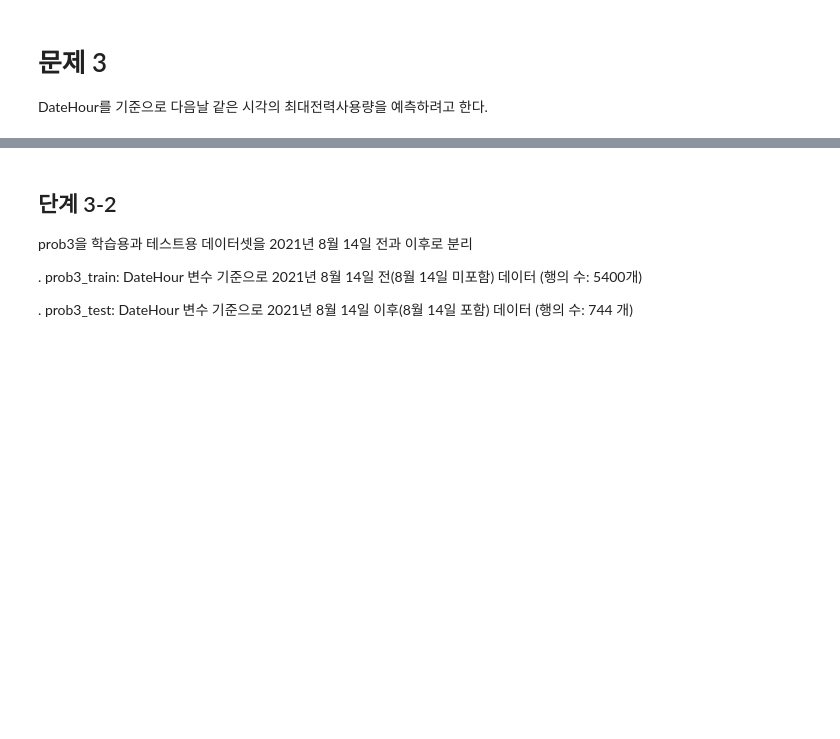
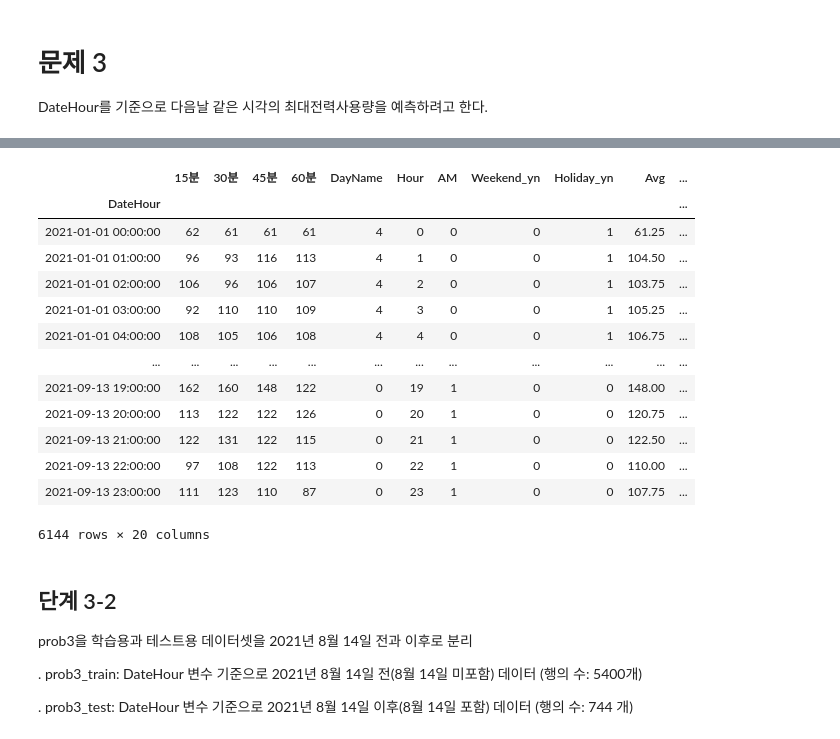
Before and after one commit to sunkusun9/DS_lv3_2506_1, a Jupyter notebook: sec_ds_lv3_prob3_prob.ipynb, the cells around one changed output, grey strips where cells are left out. Cells and saved outputs as stored; diff of their text form; code cells hidden in the pictures; blank space fills up the shorter version.

```diff
--- a/sec_ds_lv3_prob3_prob.ipynb
+++ b/sec_ds_lv3_prob3_prob.ipynb
@@ -1067,3 +1191,26 @@ target에 결측치가 있는 행은 모두 제거하여 prob3 데이터셋을
+# %%
+# 방법 2
+df_prob3 = df_basetable1.assign(
+    target = lambda x: pd.Series(x['TotalHour'].values, index = x.index - pd.Timedelta(days = 1))
+).pipe(
+    lambda x: x.loc[x['target'].notna()]
+)
+df_prob3
+# %% [output]
+|  | 15분 | 30분 | 45분 | 60분 | DayName | Hour | AM | Weekend_yn | Holiday_yn | Avg | ... |
+| DateHour |  |  |  |  |  |  |  |  |  |  | ... |
+| 2021-01-01 00:00:00 | 62 | 61 | 61 | 61 | 4 | 0 | 0 | 0 | 1 | 61.25 | ... |
+| 2021-01-01 01:00:00 | 96 | 93 | 116 | 113 | 4 | 1 | 0 | 0 | 1 | 104.50 | ... |
+| 2021-01-01 02:00:00 | 106 | 96 | 106 | 107 | 4 | 2 | 0 | 0 | 1 | 103.75 | ... |
+| 2021-01-01 03:00:00 | 92 | 110 | 110 | 109 | 4 | 3 | 0 | 0 | 1 | 105.25 | ... |
+| 2021-01-01 04:00:00 | 108 | 105 | 106 | 108 | 4 | 4 | 0 | 0 | 1 | 106.75 | ... |
+| ... | ... | ... | ... | ... | ... | ... | ... | ... | ... | ... | ... |
+| 2021-09-13 19:00:00 | 162 | 160 | 148 | 122 | 0 | 19 | 1 | 0 | 0 | 148.00 | ... |
+| 2021-09-13 20:00:00 | 113 | 122 | 122 | 126 | 0 | 20 | 1 | 0 | 0 | 120.75 | ... |
+| 2021-09-13 21:00:00 | 122 | 131 | 122 | 115 | 0 | 21 | 1 | 0 | 0 | 122.50 | ... |
+| 2021-09-13 22:00:00 | 97 | 108 | 122 | 113 | 0 | 22 | 1 | 0 | 0 | 110.00 | ... |
+| 2021-09-13 23:00:00 | 111 | 123 | 110 | 87 | 0 | 23 | 1 | 0 | 0 | 107.75 | ... |
+6144 rows × 20 columns
 # %% [markdown]
 ## 단계 3-2
 
```
Also changed, not shown: parts of 95 cells of this notebook.
